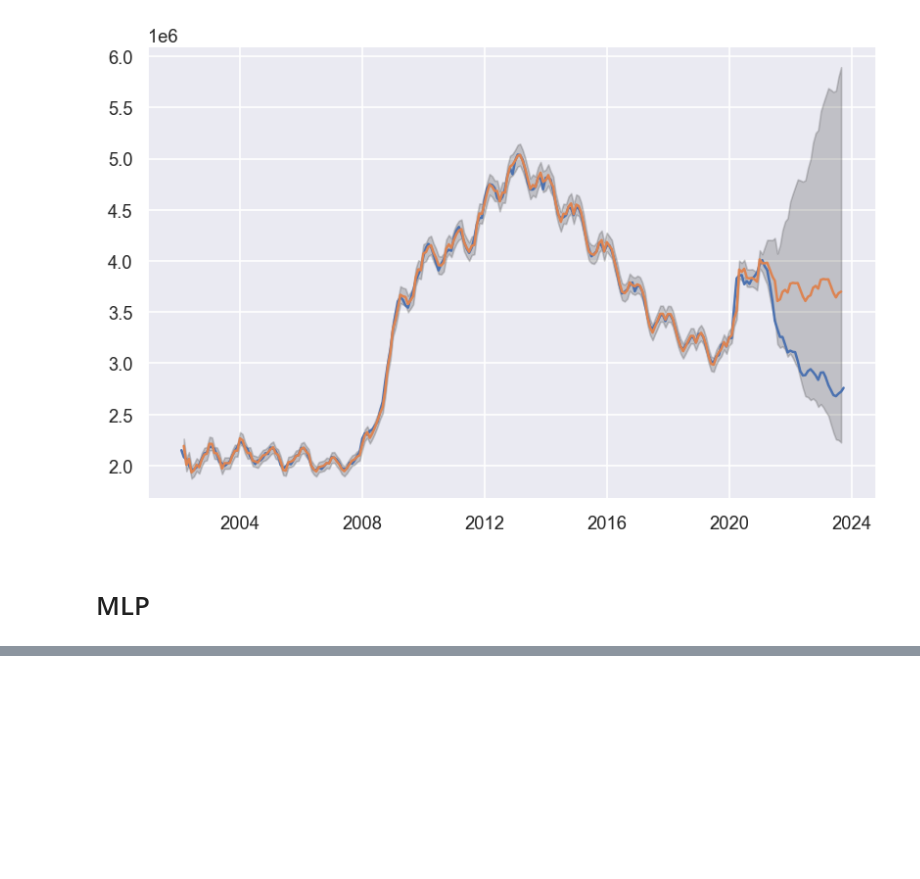
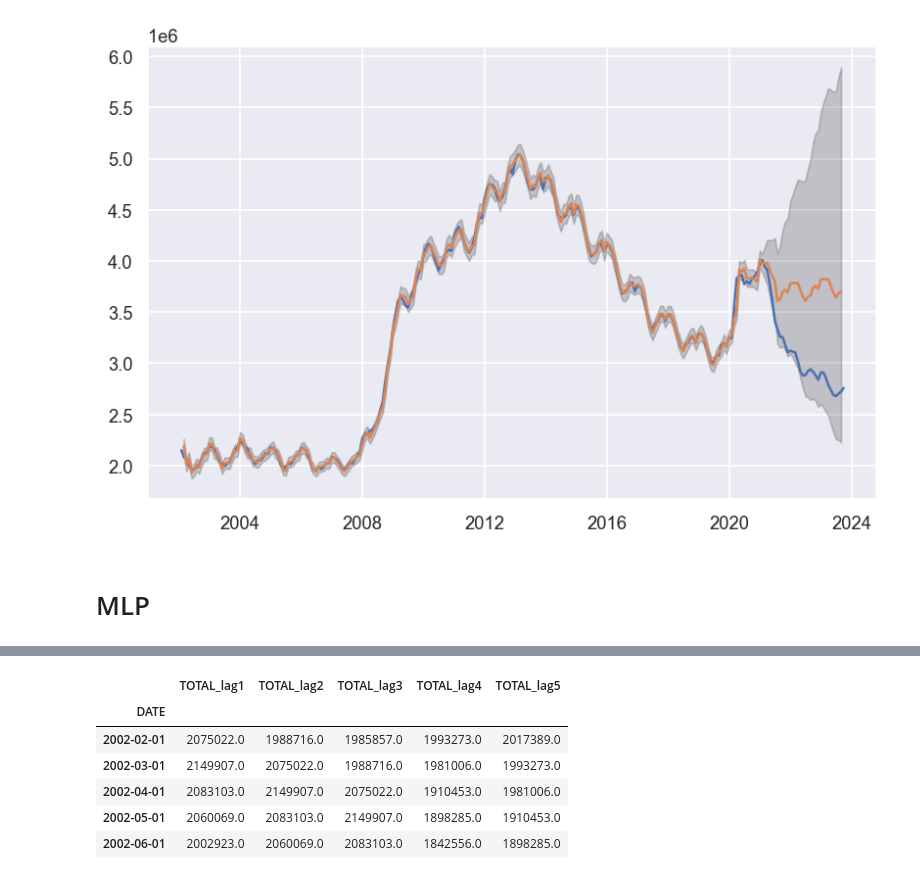
Before and after one commit to juanls1/Assignment2_ML, a Jupyter notebook: ML_Assignment2.ipynb, the cells around one changed output, grey strips where cells are left out. Cells and saved outputs as stored; diff of their text form; code cells hidden in the pictures; blank space fills up the shorter version.

```diff
--- a/ML_Assignment2.ipynb
+++ b/ML_Assignment2.ipynb
@@ -867,24 +859,31 @@ dfT.head()
 # %%
 # Define input and output matrices
-INPUTS = ['TOTAL_lag1','TOTAL_lag2','TOTAL_lag3', 'COVID']
+INPUTS = ['TOTAL_lag1','TOTAL_lag2','TOTAL_lag3','TOTAL_lag4','TOTAL_lag5']
 OUTPUT = 'TOTAL'
 
 # We have categorical inputs with many classes. We will create dummy variables automatically after
 X = dfT[INPUTS]
 y = dfT[OUTPUT]
 
 ## Divide the data into training and test sets SEQUENTIALY -------------------------------------
 # Create random 80/20 % split
 X_train = X.iloc[0:round(0.64*y.shape[0])]
 X_test = X.iloc[round(0.64*y.shape[0])+1:round(0.8*y.shape[0])]
 y_train = y.iloc[0:round(0.64*y.shape[0])]
 y_test = y.iloc[round(0.64*y.shape[0])+1:round(0.8*y.shape[0])]
 
-
 ## Create dataset to store model predictions
 dfTR_eval = X_train.copy()
 dfTR_eval['TOTAL'] = y_train # We will call Y as output variable for simplicity
 dfTS_eval = X_test.copy()
 dfTS_eval['TOTAL'] = y_test # We will call Y as output variable for simplicity
 
 X_train.head()
+# %% [output]
+|  | TOTAL_lag1 | TOTAL_lag2 | TOTAL_lag3 | TOTAL_lag4 | TOTAL_lag5 |
+| DATE |  |  |  |  |  |
+| 2002-02-01 | 2075022.0 | 1988716.0 | 1985857.0 | 1993273.0 | 2017389.0 |
+| 2002-03-01 | 2149907.0 | 2075022.0 | 1988716.0 | 1981006.0 | 1993273.0 |
+| 2002-04-01 | 2083103.0 | 2149907.0 | 2075022.0 | 1910453.0 | 1981006.0 |
+| 2002-05-01 | 2060069.0 | 2083103.0 | 2149907.0 | 1898285.0 | 1910453.0 |
+| 2002-06-01 | 2002923.0 | 2060069.0 | 2083103.0 | 1842556.0 | 1898285.0 |
```
Also changed, not shown: parts of 10 cells of this notebook.
